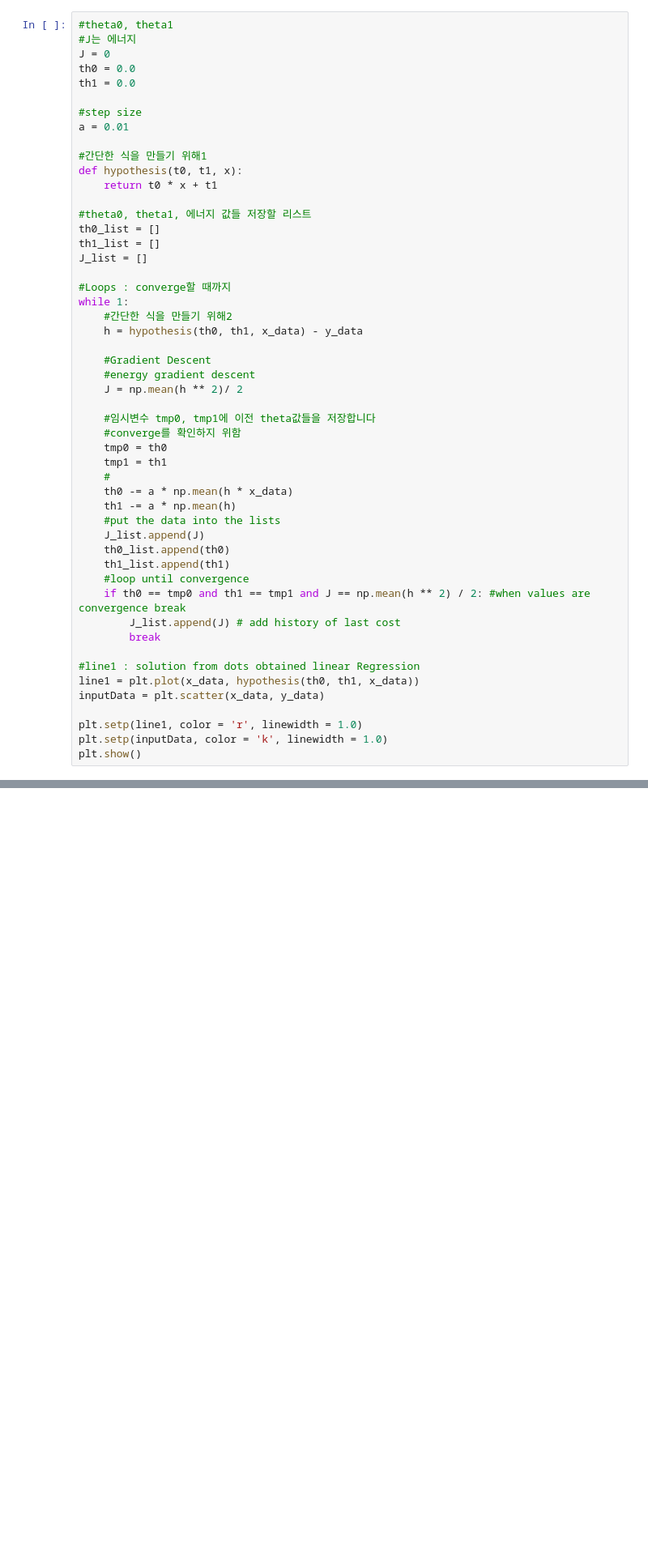
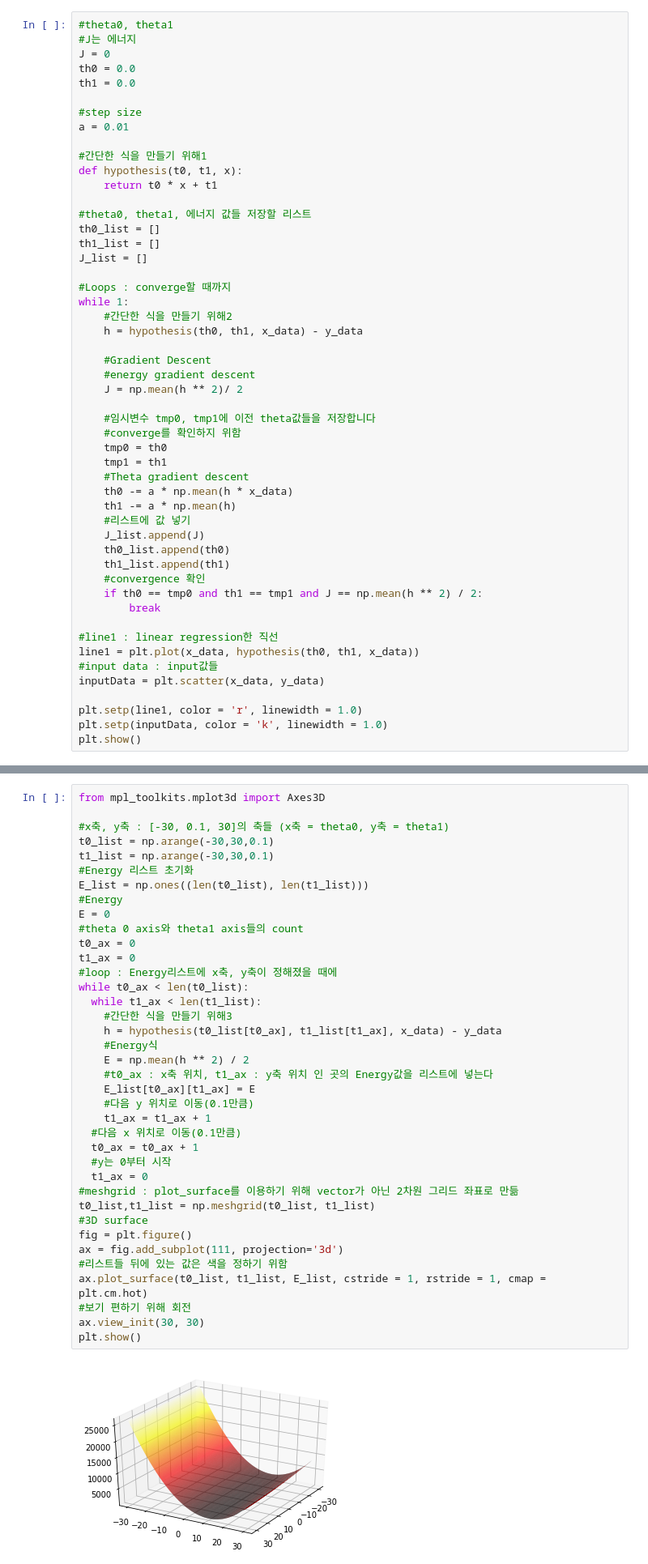
Before and after one commit to CJavaPython/AssignmentFolder, a Jupyter notebook: Assignment03/Assignment03.ipynb, the cells around one changed output, grey strips where cells are left out. Shown at 81% size. Saved outputs shown, nothing was run; the diff lists cells and outputs as text; blank space fills up the shorter version.

```diff
--- a/Assignment03/Assignment03.ipynb
+++ b/Assignment03/Assignment03.ipynb
@@ -49,20 +49,20 @@ while 1:
     #converge를 확인하지 위함
     tmp0 = th0
     tmp1 = th1
-    #
+    #Theta gradient descent
     th0 -= a * np.mean(h * x_data)
     th1 -= a * np.mean(h)
-    #put the data into the lists
+    #리스트에 값 넣기
     J_list.append(J)
     th0_list.append(th0)
     th1_list.append(th1)
-    #loop until convergence
-    if th0 == tmp0 and th1 == tmp1 and J == np.mean(h ** 2) / 2: #when values are convergence break
-        J_list.append(J) # add history of last cost
+    #convergence 확인
+    if th0 == tmp0 and th1 == tmp1 and J == np.mean(h ** 2) / 2:
         break
 
-#line1 : solution from dots obtained linear Regression
+#line1 : linear regression한 직선
 line1 = plt.plot(x_data, hypothesis(th0, th1, x_data))
+#input data : input값들
 inputData = plt.scatter(x_data, y_data)
 
 plt.setp(line1, color = 'r', linewidth = 1.0)
@@ -73,2 +72,42 @@ plt.show()
 [figure]
+# %%
+from mpl_toolkits.mplot3d import Axes3D
+
+#x축, y축 : [-30, 0.1, 30]의 축들 (x축 = theta0, y축 = theta1)
+t0_list = np.arange(-30,30,0.1)
+t1_list = np.arange(-30,30,0.1)
+#Energy 리스트 초기화
+E_list = np.ones((len(t0_list), len(t1_list)))
+#Energy
+E = 0
+#theta 0 axis와 theta1 axis들의 count
+t0_ax = 0
+t1_ax = 0
+#loop : Energy리스트에 x축, y축이 정해졌을 때에
+while t0_ax < len(t0_list):
+  while t1_ax < len(t1_list):
+    #간단한 식을 만들기 위해3
+    h = hypothesis(t0_list[t0_ax], t1_list[t1_ax], x_data) - y_data
+    #Energy식
+    E = np.mean(h ** 2) / 2
+    #t0_ax : x축 위치, t1_ax : y축 위치 인 곳의 Energy값을 리스트에 넣는다
+    E_list[t0_ax][t1_ax] = E
+    #다음 y 위치로 이동(0.1만큼)
+    t1_ax = t1_ax + 1
+  #다음 x 위치로 이동(0.1만큼)
+  t0_ax = t0_ax + 1
+  #y는 0부터 시작
+  t1_ax = 0
+#meshgrid : plot_surface를 이용하기 위해 vector가 아닌 2차원 그리드 좌표로 만듦
+t0_list,t1_list = np.meshgrid(t0_list, t1_list)
+#3D surface
+fig = plt.figure()
+ax = fig.add_subplot(111, projection='3d')
+#리스트들 뒤에 있는 값은 색을 정하기 위함
+ax.plot_surface(t0_list, t1_list, E_list, cstride = 1, rstride = 1, cmap = plt.cm.hot)
+#보기 편하기 위해 회전
+ax.view_init(30, 30)
+plt.show()
+# %% [output]
+[figure, added]
 # %%
```
Also changed, not shown: parts of 3 cells of this notebook.
